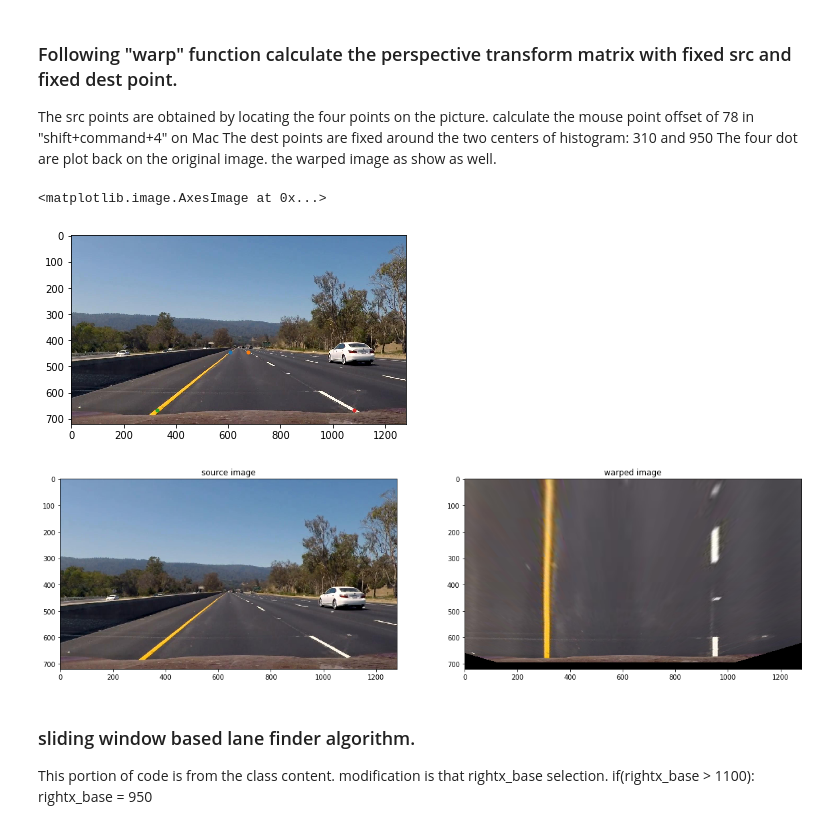
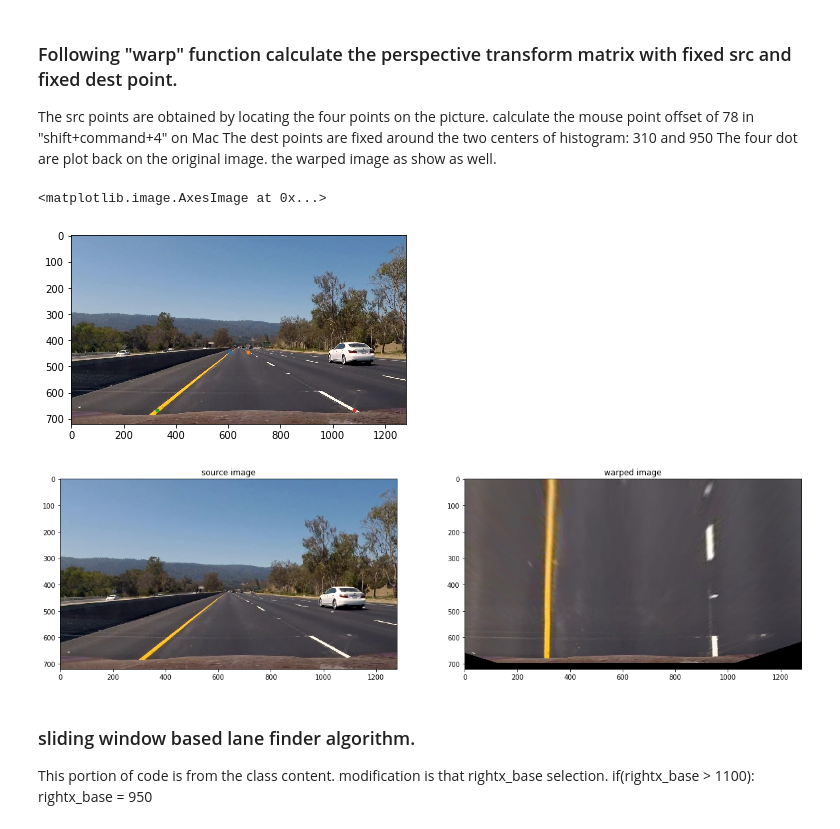
Before and after one commit to aimllifetime/advanced_lane_finding, a Jupyter notebook: advanced_find.ipynb, the cells around one changed output. Drawn from its saved outputs; the diff is of its cells as text; code cells hidden in the pictures.

```diff
--- a/advanced_find.ipynb
+++ b/advanced_find.ipynb
@@ -218,48 +262,57 @@ import matplotlib.pyplot as plt
 import matplotlib.image as mpimg
 
 # this ismage is extract from vidoe
-img = mpimg.imread('./frames/parall.jpg')
+img_to_warp = mpimg.imread('./frames/parall.jpg')
 
 #img = mpimg.imread('./test_images/straight_lines1.jpg')
 
-plt.imshow(img)
+plt.imshow(img_to_warp)
 
 plt.plot(607, 446, '.')
 plt.plot(676, 446, '.')
 plt.plot(329, 667, '.')
 plt.plot(1081, 667, '.')
 
 def warp(img):
     img_size = (img.shape[1], img.shape[0])
     src = np.float32(
     [[577, 469],
      [723, 469],
      [329, 667],
      [1081, 667]])
     dest = np.float32(
-     [[310, 0],
-      [950, 0],
+     [[320, 0],
+      [920, 0],
       [310, 667],
      [950, 667]])
-
+#     src = np.float32(
+#         [[(img_size[0] / 2) - 55, img_size[1] / 2 + 100],
+#         [((img_size[0] / 6) - 10), img_size[1]],
+#         [(img_size[0] * 5 / 6) + 60, img_size[1]],
+#         [(img_size[0] / 2 + 55), img_size[1] / 2 + 100]])
+#     dest = np.float32(
+#         [[(img_size[0] / 4), 0],
+#         [(img_size[0] / 4), img_size[1]],
+#         [(img_size[0] * 3 / 4), img_size[1]],
+#         [(img_size[0] * 3 / 4), 0]])
     M = cv2.getPerspectiveTransform(src, dest)
     Minv = cv2.getPerspectiveTransform(dest, src)
 
     warped = cv2.warpPerspective(img, M, img_size, flags=cv2.INTER_LINEAR)
 
     return warped, M, Minv
 
-warped_im, M, Minv = warp(img)
+warped_im, M, Minv = warp(img_to_warp)
 
 f, (ax1, ax2) = plt.subplots(1, 2, figsize=(20,10))
 ax1.set_title('source image')
-ax1.imshow(img)
+ax1.imshow(img_to_warp)
 ax2.set_title('warped image')
 ax2.imshow(warped_im)
 # %% [output]
 <matplotlib.image.AxesImage at 0x...>
 [figure]
-[figure, old version]
+[figure, new version]
 # %% [markdown]
 ### sliding window based lane finder algorithm.
 This portion of code is from the class content. modification is that rightx_base selection.
```
Also changed, not shown: parts of 16 cells of this notebook, 1 other file.
